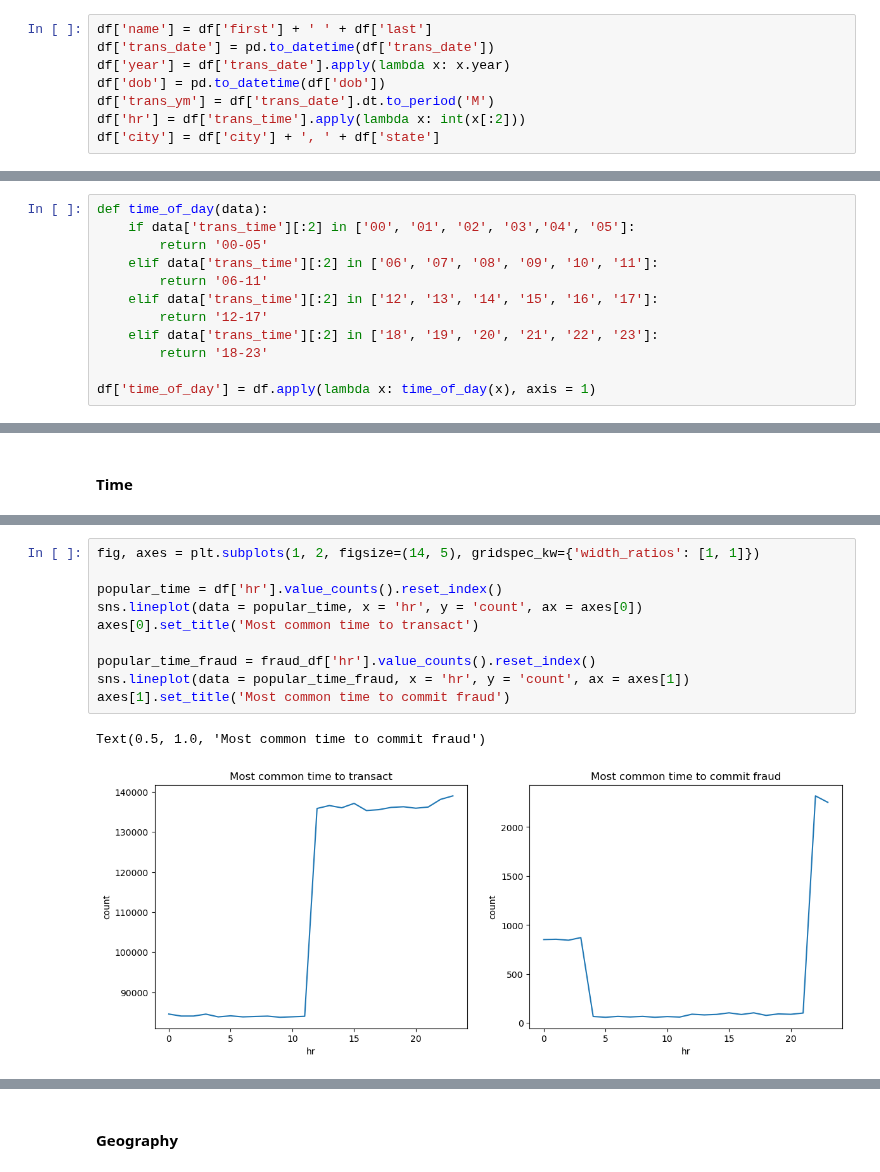
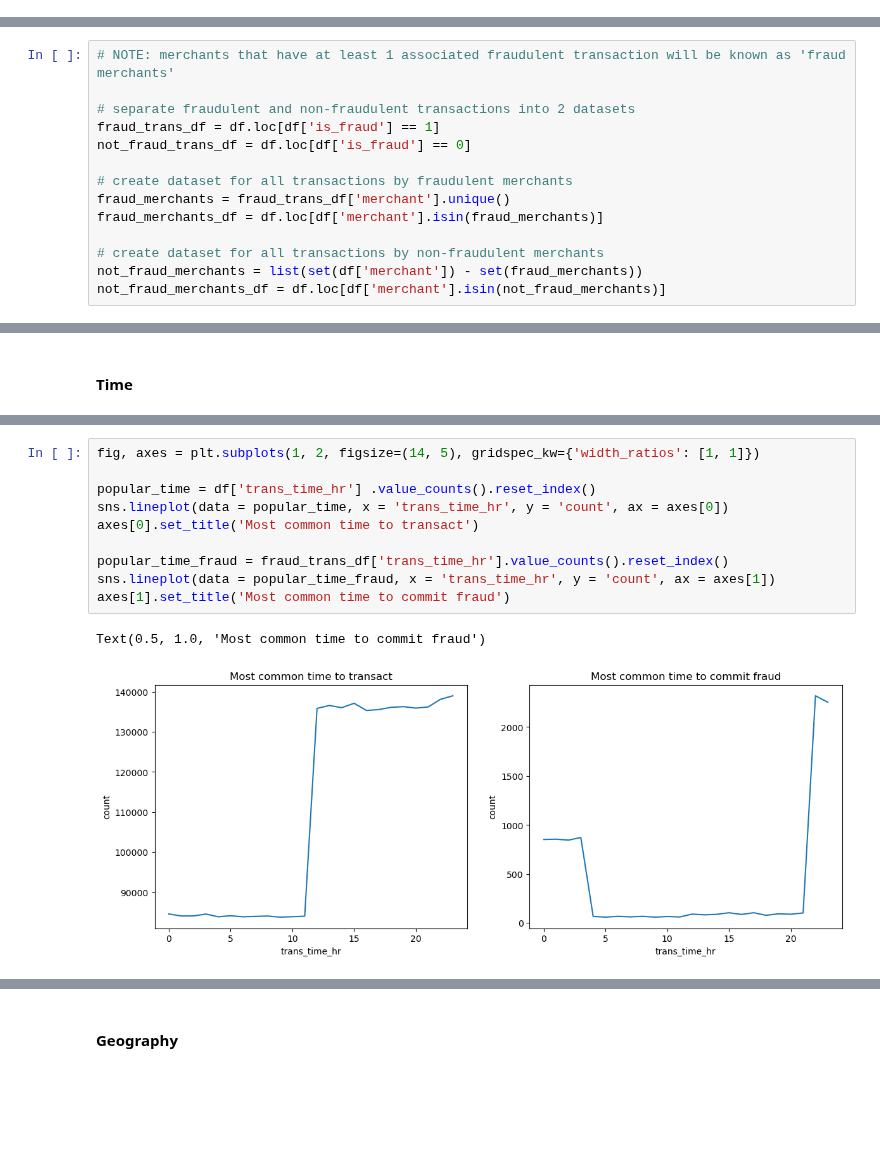
Before and after one commit to annccyn/dsa4263_project, a Jupyter notebook: EDA_Odele.ipynb, the cells around one changed output, grey strips where cells are left out. Cells and saved outputs as stored; diff of their text form; blank space fills up the shorter version.

Commit message:
Added in EDA of merchants

```diff
--- a/EDA_Odele.ipynb
+++ b/EDA_Odele.ipynb
@@ -24,11 +25,3 @@ df.head()
 | 4 | 367-85-9826 | 4361337605230458 | Kristie | Davis | F | Chandler | OK | 74834 | 7590 | Chief Strategy Officer | 1987-06-12 | ... |
 # %% [markdown]
 # Feature Engineering
-# %%
-df['name'] = df['first'] + ' ' + df['last']
-df['trans_date'] = pd.to_datetime(df['trans_date'])
-df['year'] = df['trans_date'].apply(lambda x: x.year)
-df['dob'] = pd.to_datetime(df['dob'])
-df['trans_ym'] = df['trans_date'].dt.to_period('M')
-df['hr'] = df['trans_time'].apply(lambda x: int(x[:2]))
-df['city'] = df['city'] + ', ' + df['state']
@@ -59,15 +76,3 @@ def age_range(data):
         return '70 and above'
 
 df['age_range'] = df.apply(lambda x: age_range(x), axis = 1)
-# %%
-def time_of_day(data):
-    if data['trans_time'][:2] in ['00', '01', '02', '03','04', '05']:
-        return '00-05'
-    elif data['trans_time'][:2] in ['06', '07', '08', '09', '10', '11']:
-        return '06-11'
-    elif data['trans_time'][:2] in ['12', '13', '14', '15', '16', '17']:
-        return '12-17'
-    elif data['trans_time'][:2] in ['18', '19', '20', '21', '22', '23']:
-        return '18-23'
-
-df['time_of_day'] = df.apply(lambda x: time_of_day(x), axis = 1)
@@ -84,0 +79,14 @@ fraud_df.head()
+# %%
+# NOTE: merchants that have at least 1 associated fraudulent transaction will be known as 'fraud merchants'
+
+# separate fraudulent and non-fraudulent transactions into 2 datasets
+fraud_trans_df = df.loc[df['is_fraud'] == 1]
+not_fraud_trans_df = df.loc[df['is_fraud'] == 0]
+
+# create dataset for all transactions by fraudulent merchants
+fraud_merchants = fraud_trans_df['merchant'].unique()
+fraud_merchants_df = df.loc[df['merchant'].isin(fraud_merchants)]
+
+# create dataset for all transactions by non-fraudulent merchants
+not_fraud_merchants = list(set(df['merchant']) - set(fraud_merchants))
+not_fraud_merchants_df = df.loc[df['merchant'].isin(not_fraud_merchants)]
@@ -280,16 +306,16 @@ Text(0.5, 1.0, 'Number of fraudulent transactions by month')
 # %%
 fig, axes = plt.subplots(1, 2, figsize=(14, 5), gridspec_kw={'width_ratios': [1, 1]})
 
-popular_time = df['hr'].value_counts().reset_index()
-sns.lineplot(data = popular_time, x = 'hr', y = 'count', ax = axes[0])
+popular_time = df['trans_time_hr'] .value_counts().reset_index()
+sns.lineplot(data = popular_time, x = 'trans_time_hr', y = 'count', ax = axes[0])
 axes[0].set_title('Most common time to transact')
 
-popular_time_fraud = fraud_df['hr'].value_counts().reset_index()
-sns.lineplot(data = popular_time_fraud, x = 'hr', y = 'count', ax = axes[1])
+popular_time_fraud = fraud_trans_df['trans_time_hr'].value_counts().reset_index()
+sns.lineplot(data = popular_time_fraud, x = 'trans_time_hr', y = 'count', ax = axes[1])
 axes[1].set_title('Most common time to commit fraud')
 # %% [output]
 Text(0.5, 1.0, 'Most common time to commit fraud')
-[figure, old version]
+[figure, new version]
 # %%
 fig, axes = plt.subplots(1, 2, figsize=(16, 5), gridspec_kw={'width_ratios': [1, 1]})
 
```
Also changed, not shown: parts of 20 cells of this notebook.
